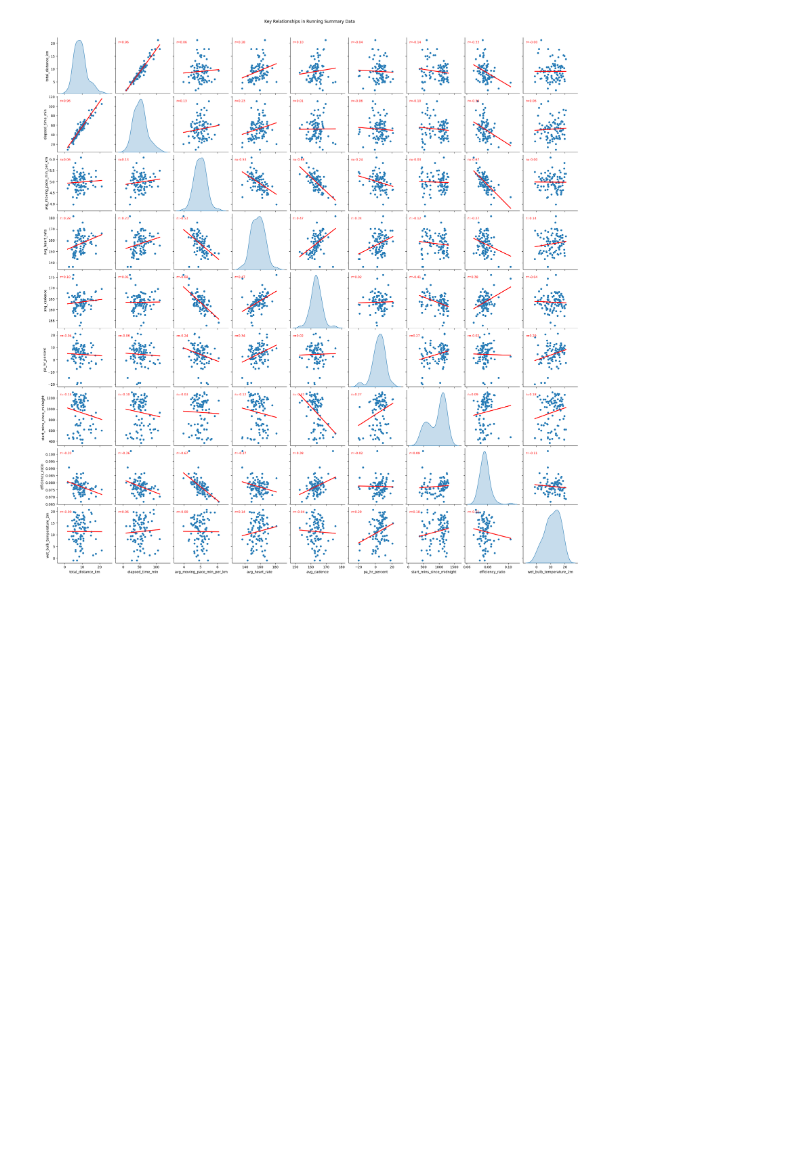
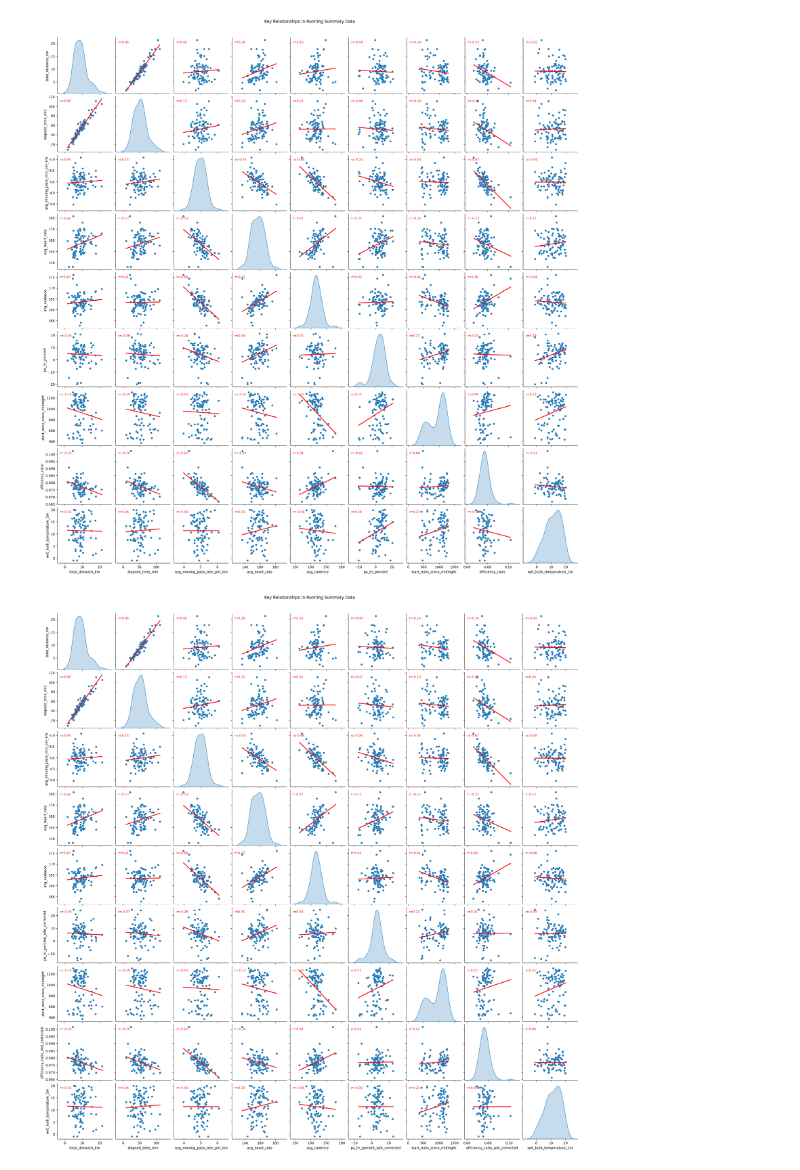
Before and after one commit to andrewt-202/sport-data-visualisation, a Jupyter notebook: sport_visualiser.ipynb, the cells around one changed output. Saved outputs shown, nothing was run; the diff lists cells and outputs as text; code cells hidden in the pictures; blank space fills up the shorter version.

```diff
--- a/sport_visualiser.ipynb
+++ b/sport_visualiser.ipynb
@@ -389,3 +428,42 @@ plt.show()
+# %%
+import seaborn as sns
+import matplotlib.pyplot as plt
+import numpy as np
+from scipy.stats import pearsonr
+
+# curated set of interesting metrics
+cols = [
+    "total_distance_km",
+    "elapsed_time_min",
+    "avg_moving_pace_min_per_km",
+    "avg_heart_rate",
+    "start_time_of_day",
+    "avg_cadence",
+    "pa_hr_percent_wbt_corrected",
+    "start_mins_since_midnight",
+    "efficiency_ratio_wbt_corrected",
+    "wet_bulb_temperature_2m"
+]
+df_clean = running_summary_with_weather[cols].dropna()
+
+
+def scatter_with_corr(x, y, **kwargs):
+    ax = plt.gca()
+    # plot regression line + scatter
+    sns.regplot(x=x, y=y, scatter_kws={"alpha":0.5, "s":20}, line_kws={"color":"red"}, ci=None, ax=ax)
+    # compute Pearson r
+    if len(x) > 1 and len(y) > 1:
+        r, p = pearsonr(x, y)
+        ax.annotate(f"r={r:.2f}", xy=(0.05, 0.9), xycoords="axes fraction", fontsize=9, color="red")
+
+# build pairplot with custom off-diagonal
+g = sns.pairplot(df_clean[cols], diag_kind="kde")
+g.map_offdiag(scatter_with_corr)
+
+plt.suptitle("Key Relationships in Running Summary Data", y=1.02)
+plt.show()
+# %% [output]
+[figure, added]
 # %%
 import matplotlib.pyplot as plt
 import seaborn as sns
```
Also changed, not shown: parts of 5 cells of this notebook.
